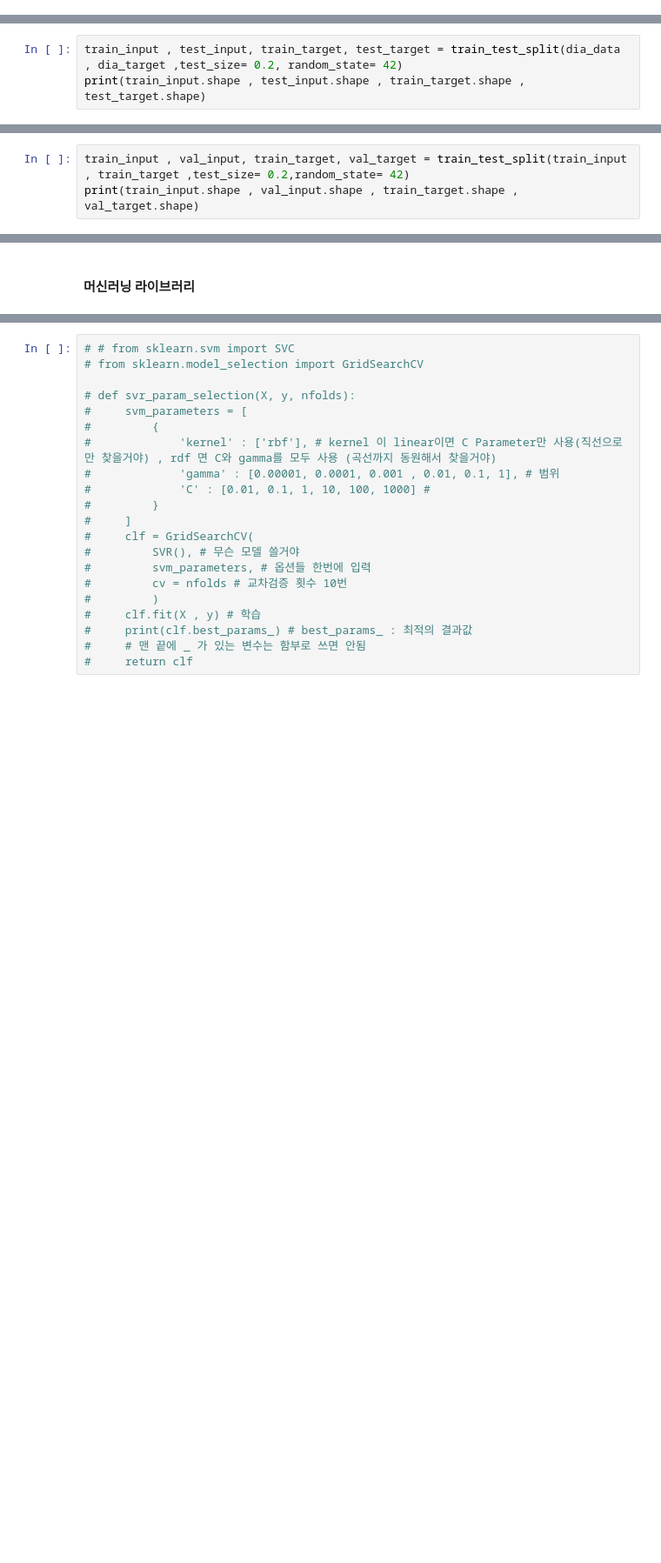
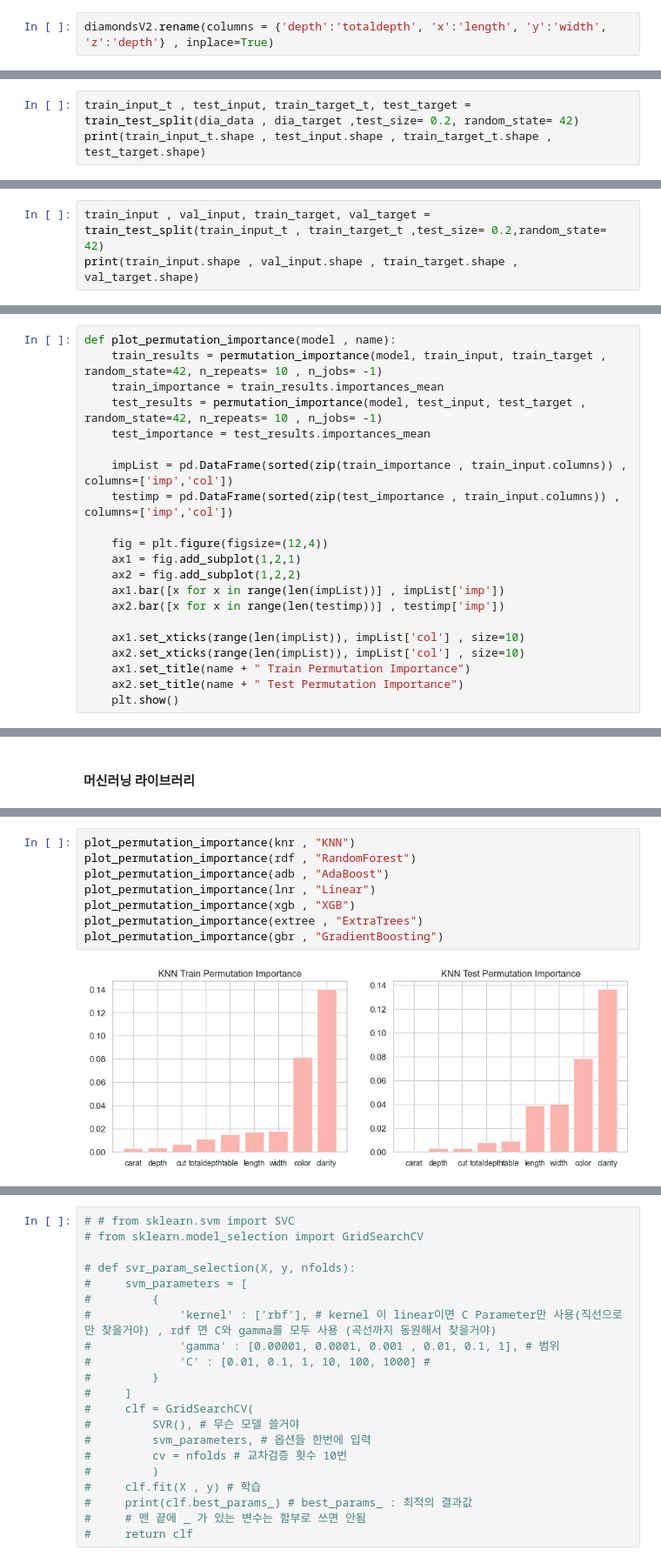
Before and after one commit to monargent0/TJPythonClass, a Jupyter notebook: TeamProject/다이아몬드정리.ipynb, the cells around one changed output, grey strips where cells are left out. Shown at 87% size. Drawn from its saved outputs; the diff is of its cells as text; blank space fills up the shorter version.

```diff
--- a/TeamProject/다이아몬드정리.ipynb
+++ b/TeamProject/다이아몬드정리.ipynb
@@ -859,6 +859,8 @@ plt.show()
 ## 피쳐와 타겟 데이터 분리 , 학습, 검증, 테스트 데이터 분리
 # %% [markdown]
 분석은 모든 컬럼이 수치형인 diamondsV2로 사용한다
+# %%
+diamondsV2.rename(columns = {'depth':'totaldepth', 'x':'length', 'y':'width', 'z':'depth'} , inplace=True)
 # %%
 # Feature 와 Target 데이터 분리
 # dataframe 그대로
@@ -875,14 +877,14 @@ from sklearn.model_selection import train_test_split
 # %% [markdown]
 #### 학습데이터와 테스트데이터 분리
 # %%
-train_input , test_input, train_target, test_target = train_test_split(dia_data , dia_target ,test_size= 0.2, random_state= 42)
-print(train_input.shape , test_input.shape , train_target.shape , test_target.shape)
+train_input_t , test_input, train_target_t, test_target = train_test_split(dia_data , dia_target ,test_size= 0.2, random_state= 42)
+print(train_input_t.shape , test_input.shape , train_target_t.shape , test_target.shape)
 # %% [output]
 (43128, 9) (10783, 9) (43128,) (10783,)
 # %% [markdown]
 #### 학습데이터 중 학습과 검증 데이터 분리
 # %%
-train_input , val_input, train_target, val_target = train_test_split(train_input , train_target ,test_size= 0.2,random_state= 42)
+train_input , val_input, train_target, val_target = train_test_split(train_input_t , train_target_t ,test_size= 0.2,random_state= 42)
 print(train_input.shape , val_input.shape , train_target.shape , val_target.shape)
 # %% [output]
 (34502, 9) (8626, 9) (34502,) (8626,)
@@ -906 +920,22 @@ NameError: name 'train_input' is not defined
+# %%
+def plot_permutation_importance(model , name):
+    train_results = permutation_importance(model, train_input, train_target , random_state=42, n_repeats= 10 , n_jobs= -1)
+    train_importance = train_results.importances_mean
+    test_results = permutation_importance(model, test_input, test_target , random_state=42, n_repeats= 10 , n_jobs= -1)
+    test_importance = test_results.importances_mean
+
+    impList = pd.DataFrame(sorted(zip(train_importance , train_input.columns)) , columns=['imp','col'])
+    testimp = pd.DataFrame(sorted(zip(test_importance , train_input.columns)) , columns=['imp','col'])
+
+    fig = plt.figure(figsize=(12,4))
+    ax1 = fig.add_subplot(1,2,1)
+    ax2 = fig.add_subplot(1,2,2)
+    ax1.bar([x for x in range(len(impList))] , impList['imp'])
+    ax2.bar([x for x in range(len(testimp))] , testimp['imp'])
+
+    ax1.set_xticks(range(len(impList)), impList['col'] , size=10)
+    ax2.set_xticks(range(len(impList)), impList['col'] , size=10)
+    ax1.set_title(name + " Train Permutation Importance")
+    ax2.set_title(name + " Test Permutation Importance")
+    plt.show()
 # %%
@@ -1002,0 +1078,10 @@ plt.show()
+# %%
+plot_permutation_importance(knr , "KNN")
+plot_permutation_importance(rdf , "RandomForest")
+plot_permutation_importance(adb , "AdaBoost")
+plot_permutation_importance(lnr , "Linear")
+plot_permutation_importance(xgb , "XGB")
+plot_permutation_importance(extree , "ExtraTrees")
+plot_permutation_importance(gbr , "GradientBoosting")
+# %% [output]
+[figure, added]
```
Also changed, not shown: parts of 99 cells of this notebook.
